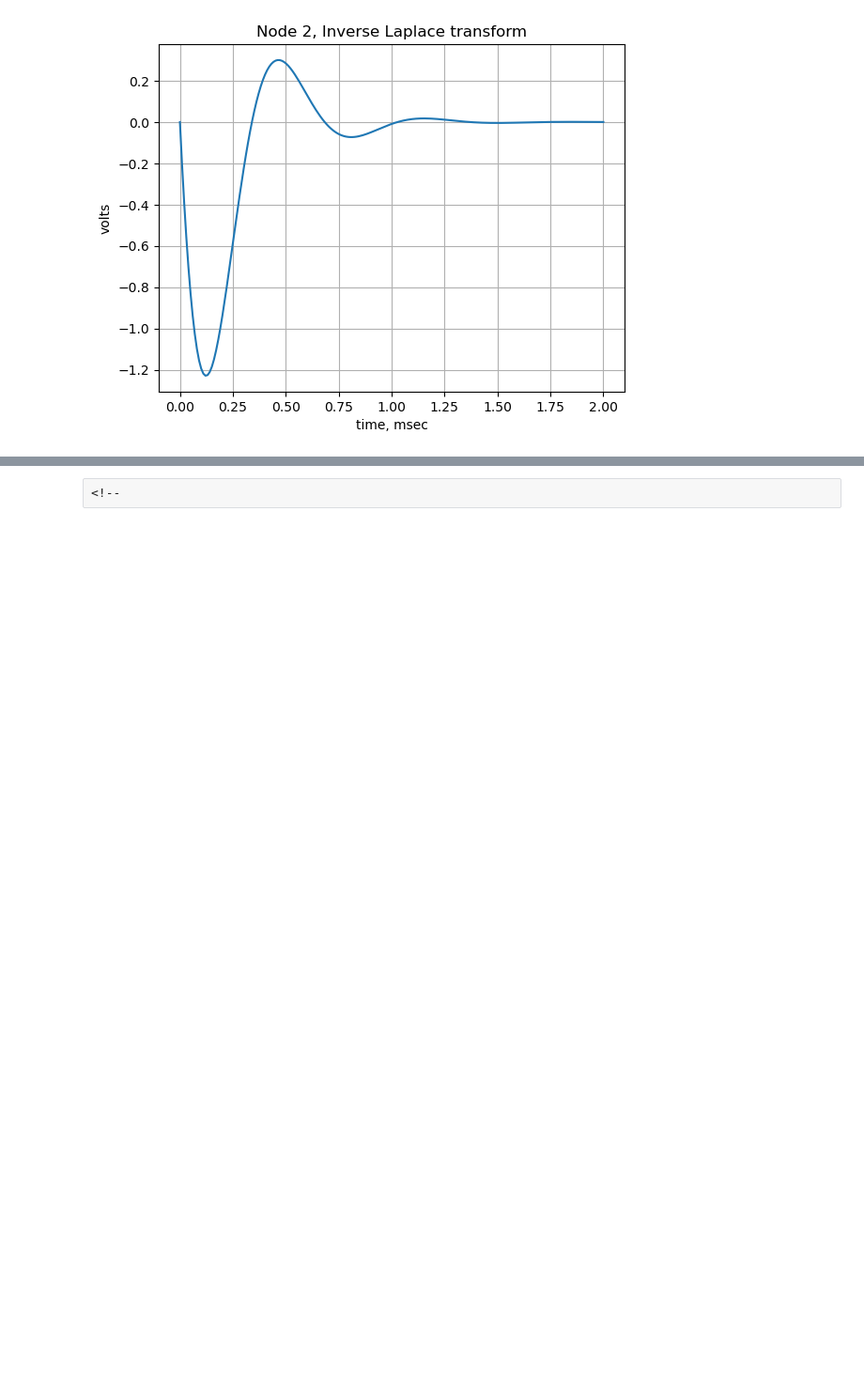
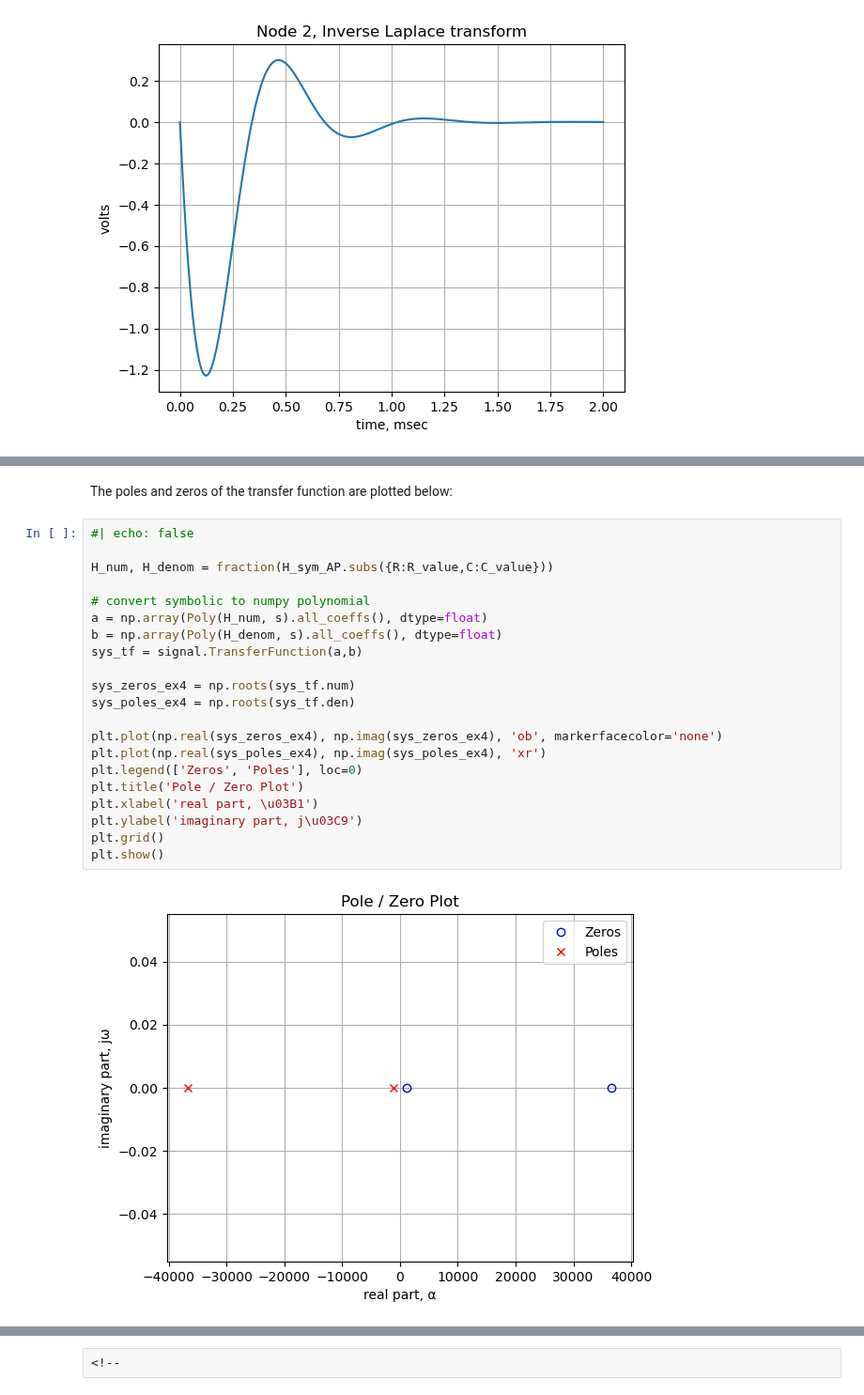
Before and after one commit to Tiburonboy/EE_jupyter_notebooks, a Jupyter notebook: Buchla Twin-T Active Filter/Twin-T_Active_Bandpass_Filter_v1a.ipynb, the cells around one changed output, grey strips where cells are left out. Shown at 94% size. Cells and saved outputs as stored; diff of their text form; blank space fills up the shorter version.

```diff
--- a/Buchla Twin-T Active Filter/Twin-T_Active_Bandpass_Filter_v1a.ipynb
+++ b/Buchla Twin-T Active Filter/Twin-T_Active_Bandpass_Filter_v1a.ipynb
@@ -1880,0 +1973,25 @@ plt.show()
+# %% [markdown]
+The poles and zeros of the transfer function are plotted below:
+# %%
+#| echo: false
+
+H_num, H_denom = fraction(H_sym_AP.subs({R:R_value,C:C_value}))
+
+# convert symbolic to numpy polynomial
+a = np.array(Poly(H_num, s).all_coeffs(), dtype=float)
+b = np.array(Poly(H_denom, s).all_coeffs(), dtype=float)
+sys_tf = signal.TransferFunction(a,b)
+
+sys_zeros_ex4 = np.roots(sys_tf.num)
+sys_poles_ex4 = np.roots(sys_tf.den)
+
+plt.plot(np.real(sys_zeros_ex4), np.imag(sys_zeros_ex4), 'ob', markerfacecolor='none')
+plt.plot(np.real(sys_poles_ex4), np.imag(sys_poles_ex4), 'xr')
+plt.legend(['Zeros', 'Poles'], loc=0)
+plt.title('Pole / Zero Plot')
+plt.xlabel('real part, \u03B1')
+plt.ylabel('imaginary part, j\u03C9')
+plt.grid()
+plt.show()
+# %% [output]
+[figure, added]
```
Also changed, not shown: parts of 37 cells of this notebook, 1 other file.
